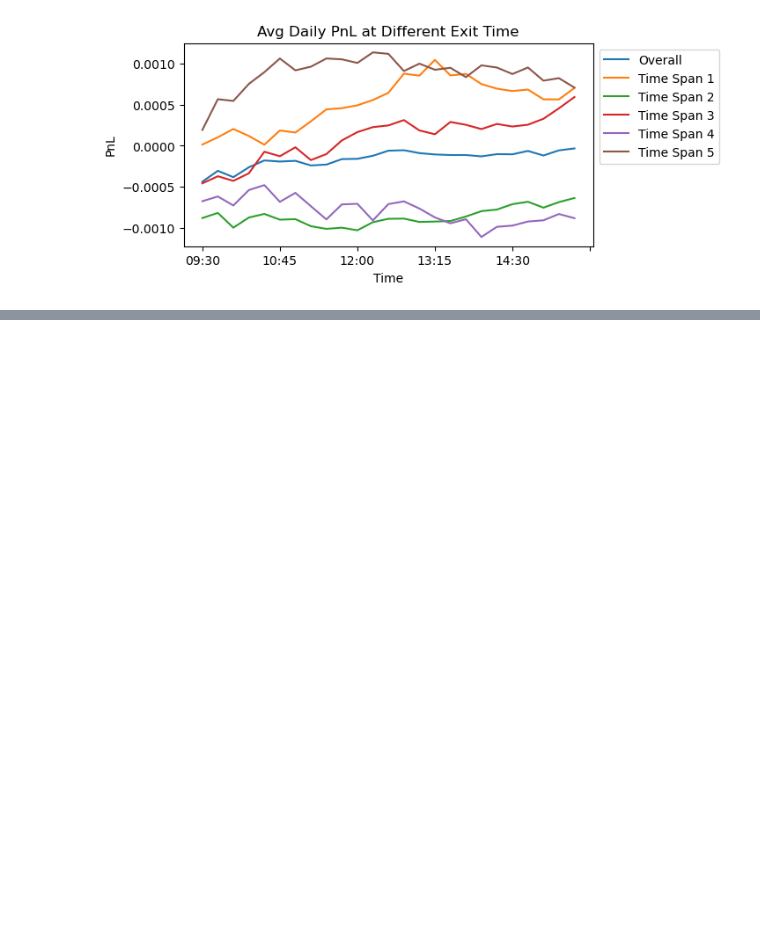
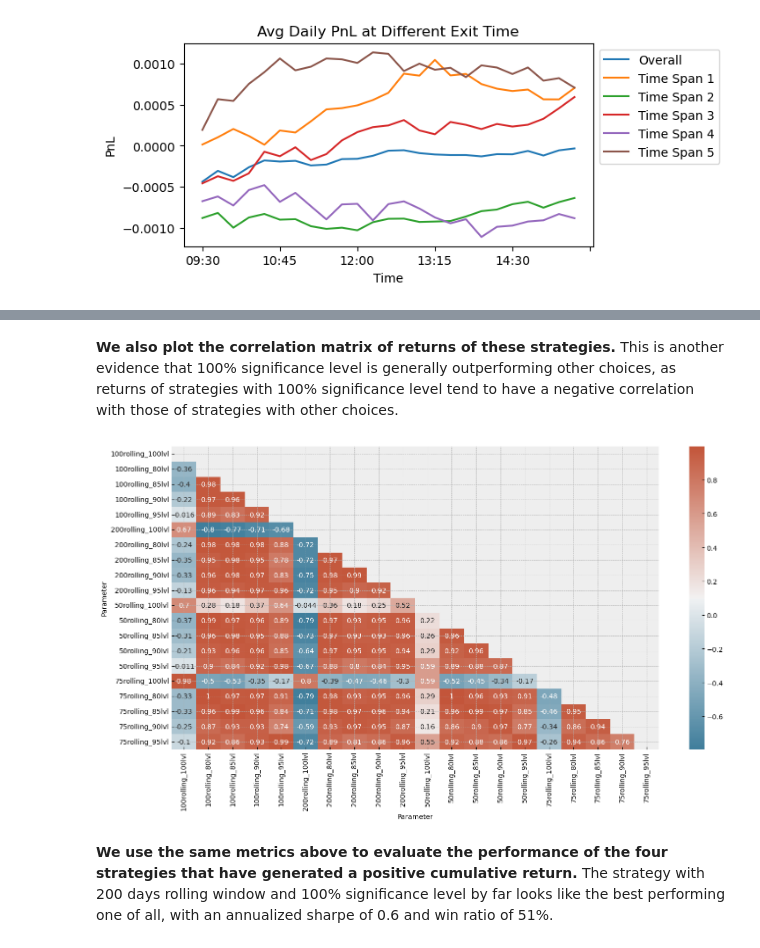
Before and after one commit to shaoyuliu98/Quantitative-Research, a Jupyter notebook: Gap Trading Intraday Return Analysis.ipynb, the cells around one changed output, grey strips where cells are left out. Saved outputs shown, nothing was run; the diff lists cells and outputs as text; code cells hidden in the pictures; blank space fills up the shorter version.

```diff
--- a/Gap Trading Intraday Return Analysis.ipynb
+++ b/Gap Trading Intraday Return Analysis.ipynb
@@ -270,0 +327,12 @@ plt.show()
+# %% [markdown]
+**We also plot the correlation matrix of returns of these strategies.** This is another evidence that 100% significance level is generally outperforming other choices, as returns of strategies with 100% significance level tend to have a negative correlation with those of strategies with other choices.
+# %%
+param_corr = close_pnl_all_param.corr()
+
+fig,ax = plt.subplots(figsize=(16,8))
+ax = sns.heatmap(param_corr,mask=np.triu(np.ones_like(param_corr)),annot=True,cmap=sns.diverging_palette(230, 20, as_cmap=True))
+plt.show()
+# %% [output]
+[figure, added]
+# %% [markdown]
+**We use the same metrics above to evaluate the performance of the four strategies that have generated a positive cumulative return.** The strategy with 200 days rolling window and 100% significance level by far looks like the best performing one of all, with an annualized sharpe of 0.6 and win ratio of 51%.
```
Also changed, not shown: parts of 14 cells of this notebook.
